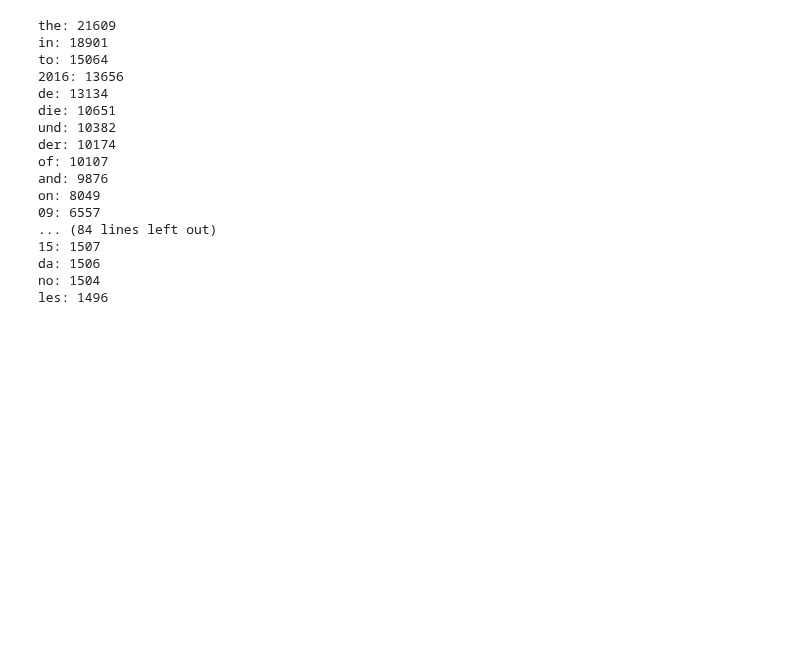
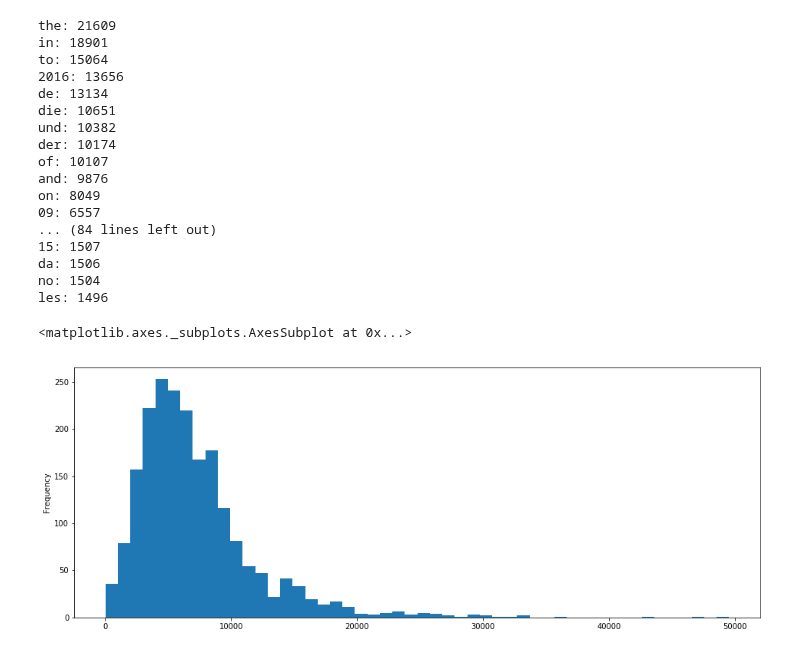
Before and after one commit to sudodoki/prj-nlp, a Jupyter notebook: students/sudodoki/03-nlp-data/data-4-common-crawl/data-4-common-crawl.ipynb, the cells around one changed output. Drawn from its saved outputs; the diff is of its cells as text; code cells hidden in the pictures; blank space fills up the shorter version.

```diff
--- a/students/sudodoki/03-nlp-data/data-4-common-crawl/data-4-common-crawl.ipynb
+++ b/students/sudodoki/03-nlp-data/data-4-common-crawl/data-4-common-crawl.ipynb
@@ -64,6 +66,8 @@ cleaned_data.head(5)
 # %%
 cleaned_data.to_csv('cleaned_data.csv')
 # cleaned_data = pd.read_csv('cleaned_data.csv')
+# %%
+cleaned_data = pd.read_csv('cleaned_data.csv')
 # %%
 cleaned_data['host'] = cleaned_data['uri'].apply(lambda url: urllib.parse.urlparse(url).netloc)
 
@@ -107,3 +111,10 @@ on: 8049
 da: 1506
 no: 1504
 les: 1496
+# %%
+cleaned_data['lang_length'] = cleaned_data['text'].str.len()
+# %%
+cleaned_data['lang_length'].plot(kind='hist', label='Text length', figsize=(16, 6), bins=50)
+# %% [output]
+<matplotlib.axes._subplots.AxesSubplot at 0x...>
+[figure, added]
```
Also changed, not shown: parts of 8 cells of this notebook.
